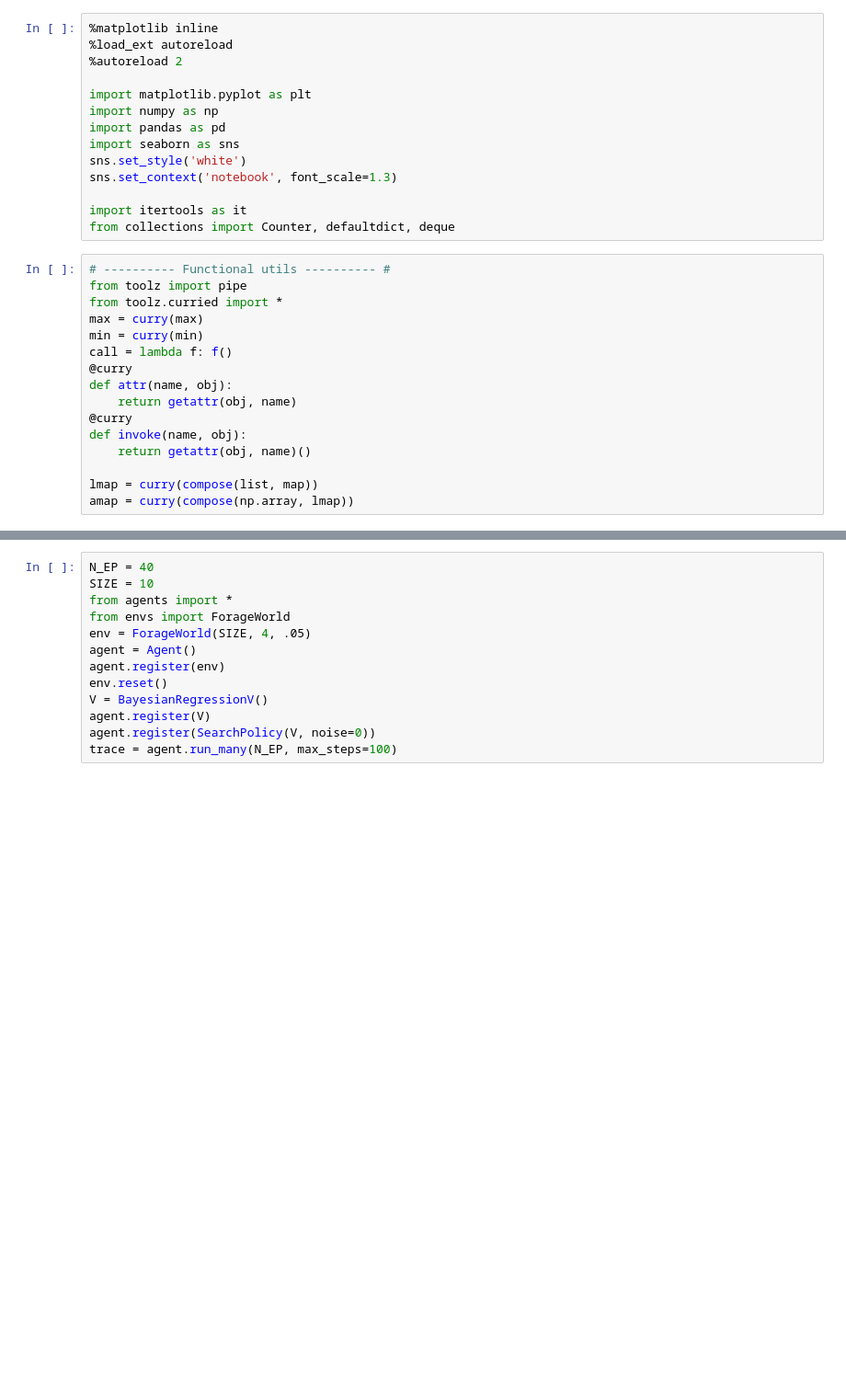
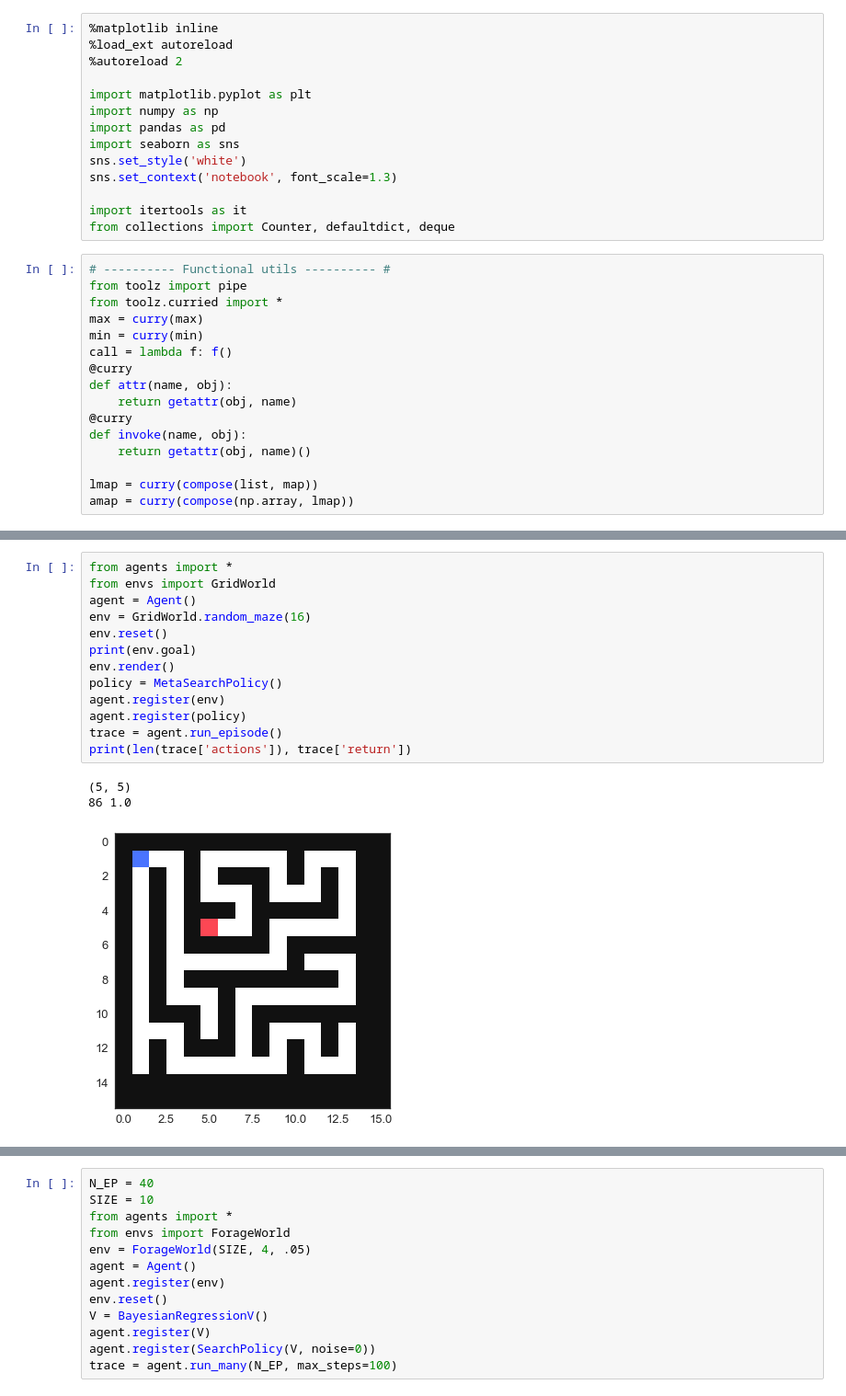
Before and after one commit to fredcallaway/gymrats, a Jupyter notebook: scratch.ipynb, the cells around one changed output, grey strips where cells are left out. Shown: that part at 92% size. Cells and saved outputs as stored; diff of their text form; blank space fills up the shorter version.

Commit message:
first pass on MetaSearchEnv

```diff
--- a/scratch.ipynb
+++ b/scratch.ipynb
@@ -30,0 +52,17 @@ amap = curry(compose(np.array, lmap))
+# %%
+from agents import *
+from envs import GridWorld
+agent = Agent()
+env = GridWorld.random_maze(16)
+env.reset()
+print(env.goal)
+env.render()
+policy = MetaSearchPolicy()
+agent.register(env)
+agent.register(policy)
+trace = agent.run_episode()
+print(len(trace['actions']), trace['return'])
+# %% [output]
+(5, 5)
+86 1.0
+[figure, added]
```
Also changed, not shown: parts of 28 cells of this notebook, 3 other files.
